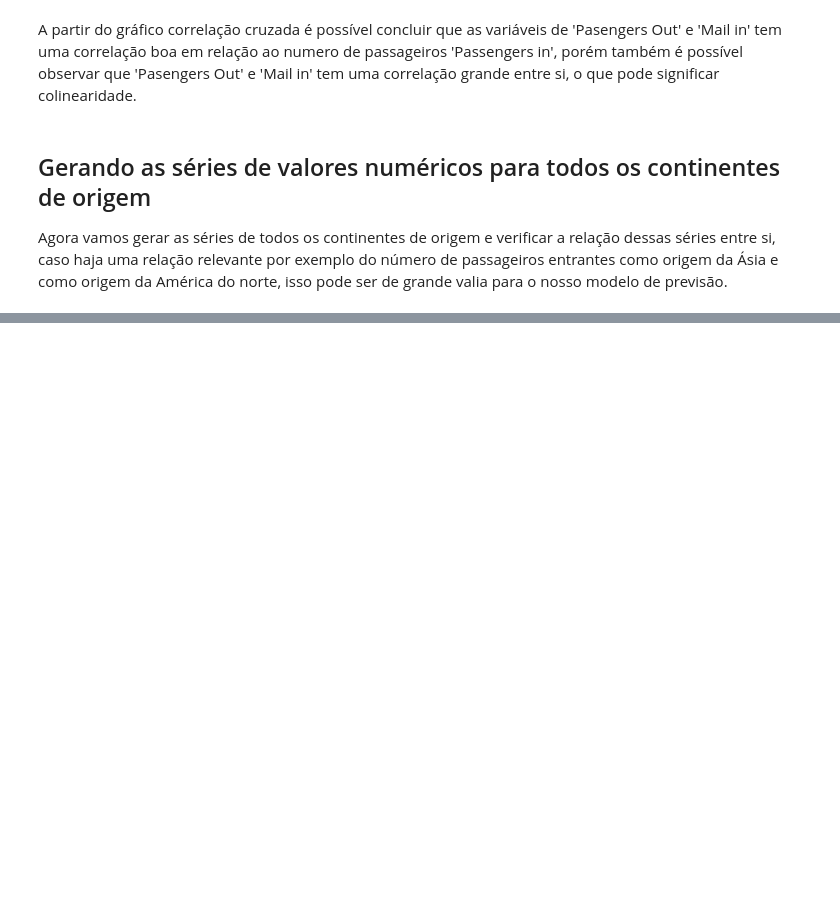
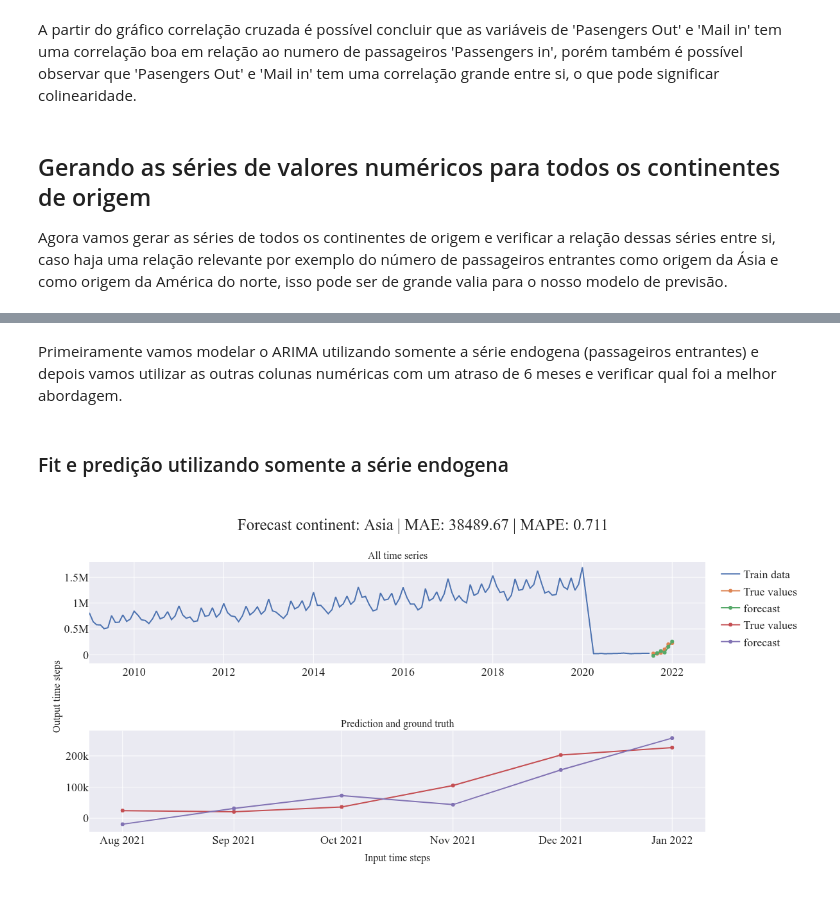
Before and after one commit to rodgdutra/Case-Australian-passengers-time-series, a Jupyter notebook: case_time_series_pred.ipynb, the cells around one changed output, grey strips where cells are left out. Cells and saved outputs as stored; diff of their text form; code cells hidden in the pictures; blank space fills up the shorter version.

```diff
--- a/case_time_series_pred.ipynb
+++ b/case_time_series_pred.ipynb
@@ -683,0 +707,8 @@ corr_df
+# %% [markdown]
+Primeiramente vamos modelar o ARIMA utilizando somente a série endogena (passageiros entrantes) e depois vamos utilizar as outras colunas numéricas com um atraso de 6 meses e verificar qual foi a melhor abordagem.
+# %%
+test_sz = 6
+dummy_set = asia_series[:200]
+dataset_train, dataset_test = dummy_set.iloc[:-test_sz], dummy_set.iloc[-test_sz:]
+lag_set_train, lag_set_test = lag_asia_set.iloc[:-test_sz], lag_asia_set.iloc[-test_sz:]
+exog_cols = numeric_cols[1:]
@@ -683,0 +744,27 @@ corr_df
+# %%
+def arima_fit_pred(dataset_train, dataset_test, exog=None, exog_cols=None):
+    forecaster = AutoARIMA(sp=12, suppress_warnings=True)
+    dataset_train.index = dataset_train.index.astype(int)
+    if exog:
+        X=dataset_train[exog_cols]
+    else:
+        X=None
+    forecaster.fit(dataset_train['Passengers In'], X=X)
+    forecaster.summary()
+    test_sz = len(dataset_test)
+    fh = np.arange(test_sz) + 1
+
+    if exog:
+        X=dataset_test[exog_cols]
+
+    forecast, forecast_int = forecaster.predict(fh=fh, return_pred_int=True, alpha=0.05, X=X)
+    arima_mae, arima_mape = plot_forecast(
+        dataset_train, dataset_test, forecast, continent='Asia')
+
+    return arima_mae, arima_mape
+# %% [markdown]
+### Fit e predição utilizando somente a série endogena
+# %%
+arima_mae, arima_mape = arima_fit_pred(dataset_train, dataset_test)
+# %% [output]
+[figure, added]
```
Also changed, not shown: parts of 32 cells of this notebook.
